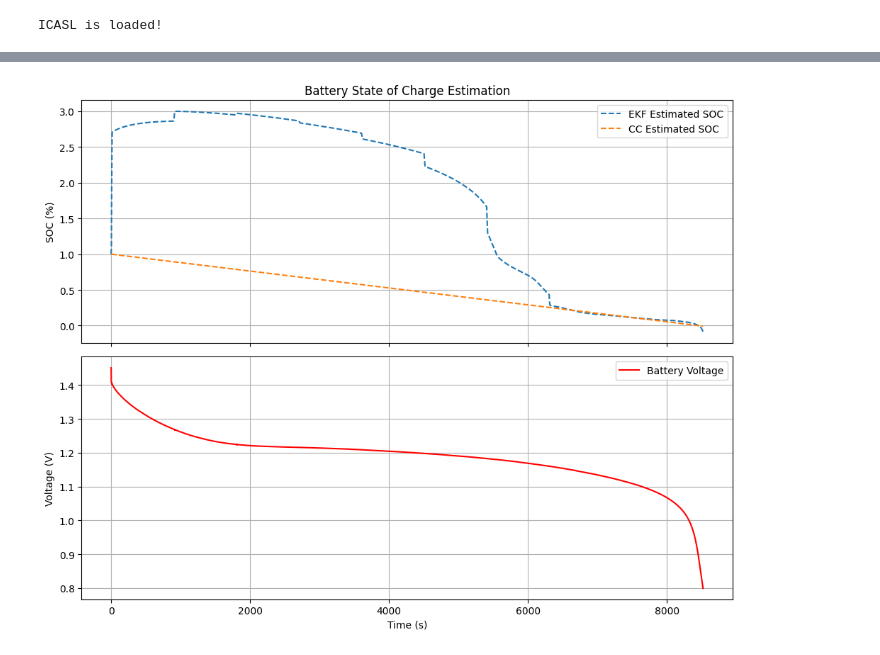
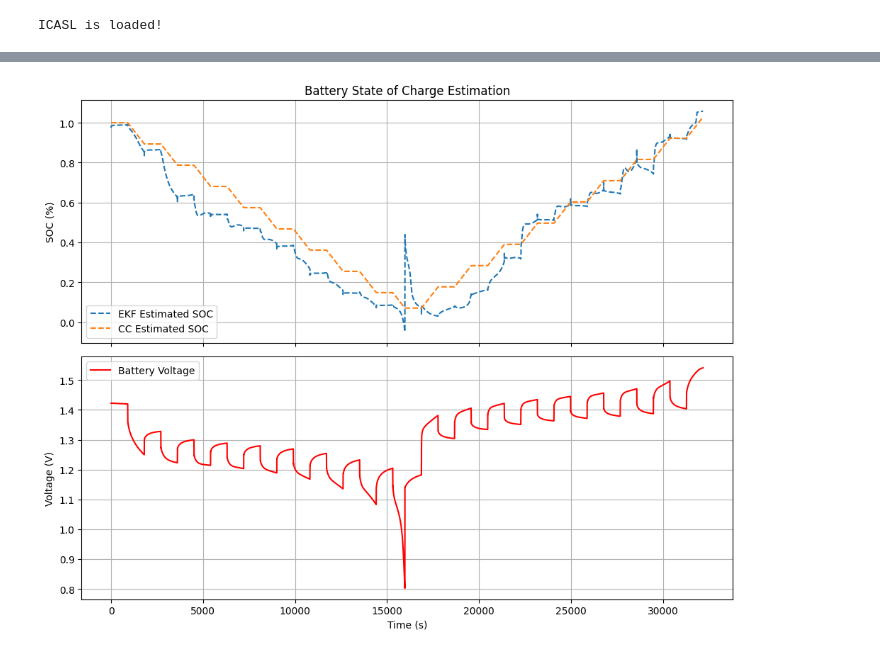
Before and after one commit to Triangleman1/ICASL_test_code, a Jupyter notebook: 585_SOC_Estimation/585_SOC_Algorithm.ipynb, the cells around one changed output, grey strips where cells are left out. Drawn from its saved outputs; the diff is of its cells as text; code cells hidden in the pictures.

```diff
--- a/585_SOC_Estimation/585_SOC_Algorithm.ipynb
+++ b/585_SOC_Estimation/585_SOC_Algorithm.ipynb
@@ -191,27 +271,28 @@ Poly at 100% SOC: 1.4305V
 # %%
-#df = pd.read_csv("Test_1/complete.csv")
-df = pd.read_csv("Discharging_3/complete.csv")
-#df = pd.read_csv("Discharging_2_truncated/complete.csv")
+#df1 = pd.read_csv("Test_1/complete.csv")
+df2 = pd.read_csv("Charging_with_stops/complete.csv")
+#df1 = pd.read_csv("Discharging_3/complete.csv")
+df1 = pd.read_csv("Discharging_2_truncated/complete.csv")
 
-df_char = pd.read_csv("Discharging_2/BAT_ECM_2.csv")
-ocv_points = df_char["OCV"].values
-soc_points = df_char["SOC"].values
-r0_values = df_char["R0"].values
-r1_values = df_char["R1"].values
-c1_values = df_char["C1"].values
-r2_values = df_char["R2"].values
-c2_values = df_char["C2"].values
+time_offset = df1["times"].iloc[-1]
+df2_adjusted = df2.copy()
+df2_adjusted["times"] = df2["times"] + time_offset
 
-z = np.polyfit(soc_points, ocv_points, 5)
-p = np.poly1d(z)
+df = pd.concat([df1, df2_adjusted], ignore_index=True)
+
+
+df_discharge = pd.read_csv("Discharging_2/BAT_ECM_2.csv")
+df_charge = pd.read_csv("Charging_with_stops/BAT_ECM_Charge.csv")
+
 
 capacity = 2.35
-ekf = BatteryEKF(soc_points, r0_values, r1_values, c1_values, r2_values, c2_values, capacity, p)
+ekf = BatteryEKF(df_charge, df_discharge, capacity)
 estimated_soc = []
 CC_soc = []
 init_soc =1
 v_start = df['voltage'][0]
-ekf.initialize_soc(v_start, soc_points, ocv_points)
+ekf.initialize_soc(v_start, df_charge["SOC"].values, df_charge["OCV"].values)
+#ekf.initialize_soc(v_start, df_discharge["SOC"].values, df_discharge["OCV"].values)
 rest_duration = 0
 for i in range(len(df)):
     # Calculate dt dynamically
@@ -228,31 +309,31 @@ for i in range(len(df)):
         rest_duration += dt
     else:
         rest_duration = 0
     # Only run predict/update if dt is valid (prevents errors from duplicate timestamps)
     if dt > 0:
         ekf.predict(-df["current"][i], dt)
         soc = ekf.update(df["voltage"][i], -df["current"][i], is_resting, rest_duration)
         estimated_soc.append(soc)
     else:
         estimated_soc.append(estimated_soc[-1]) # Keep last value
 
 fig, (ax1, ax2) = plt.subplots(2, 1, figsize=(10, 8), sharex=True)
 
 # Plot 1: SOC (Top)
 ax1.plot(df["times"], estimated_soc, '--', label='EKF Estimated SOC')
 ax1.plot(df["times"], CC_soc, '--', label='CC Estimated SOC')
 ax1.set_ylabel('SOC (%)')
 ax1.legend()
 ax1.grid()
 ax1.set_title('Battery State of Charge Estimation')
 
 # Plot 2: Voltage (Bottom)
 ax2.plot(df["times"], df['voltage'], 'r-', label='Battery Voltage') # Changed color to red for clarity
 ax2.set_ylabel('Voltage (V)')
 ax2.set_xlabel('Time (s)')
 ax2.legend()
 ax2.grid()
 plt.tight_layout() # Prevents labels from overlapping
 plt.show()
 # %% [output]
-[figure, old version]
+[figure, new version]
```
Also changed, not shown: parts of 3 cells of this notebook, 4 other files.
